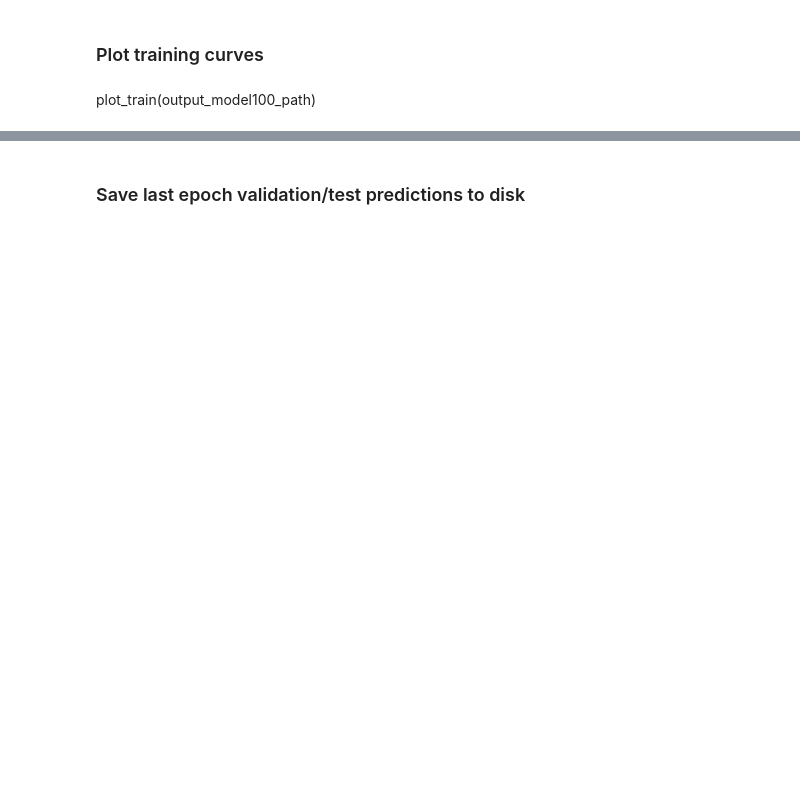
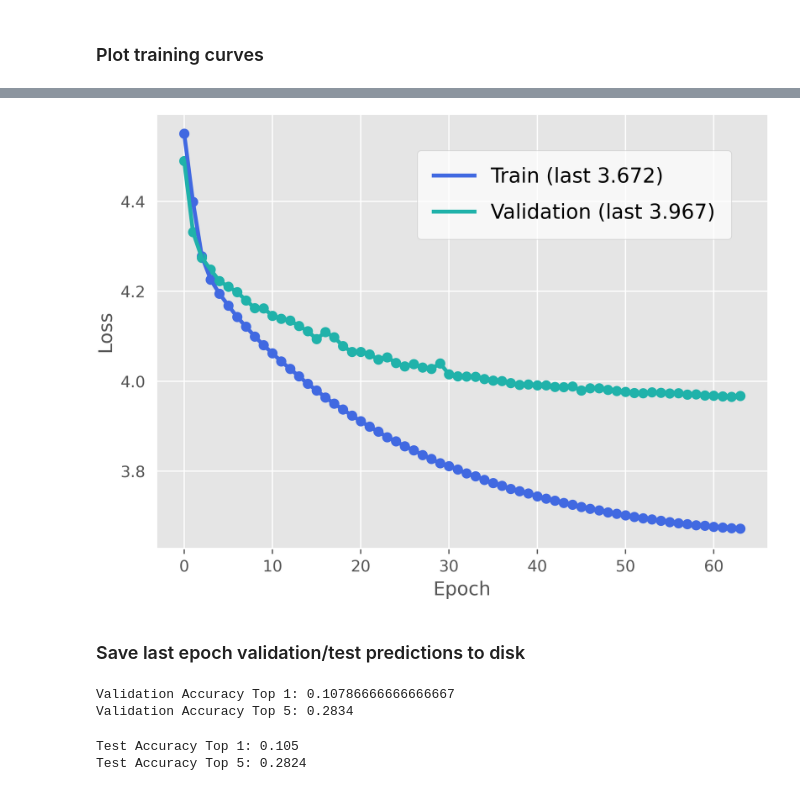
Before and after one commit to HMC-MIR/BSCRC, a Jupyter notebook: continuous_models/cnn.ipynb, the cells around one changed output, grey strips where cells are left out. Cells and saved outputs as stored; diff of their text form; code cells hidden in the pictures; blank space fills up the shorter version.

```diff
--- a/continuous_models/cnn.ipynb
+++ b/continuous_models/cnn.ipynb
@@ -25,8 +25,8 @@ mpl.rcParams['savefig.pad_inches'] = 0
 output_model9_path = Path("./cnn9/")
 output_model9_path.mkdir(exist_ok=True)
 batch_size = 64
-epochs = 48
-learning_rate = 5e-3
+epochs = 64
+learning_rate = 5e-4
 seed = 42
 torch.manual_seed(seed)
 np.random.seed(seed)
@@ -125,11 +143,8 @@ def plot_train(path):
     val_acc1 = [metric['val_acc1'] for metric in log]
     val_acc5 = [metric['val_acc5'] for metric in log]
 
-    best_index = val_loss.index(min(val_loss))
-    best_acc_index = val_acc1.index(max(val_acc1))
-
-    plt.plot(epochs, train_loss, color="royalblue", label=f'Train (low {train_loss[best_index]:.3f})', linewidth=2.5)
-    plt.plot(epochs, val_loss, color="lightseagreen", label=f'Validation (low {val_loss[best_index]:.3f})', linewidth=2.5)
+    plt.plot(epochs, train_loss, color="royalblue", label=f'Train (last {train_loss[-1]:.3f})', linewidth=2.5)
+    plt.plot(epochs, val_loss, color="lightseagreen", label=f'Validation (last {val_loss[-1]:.3f})', linewidth=2.5)
     plt.scatter(epochs, train_loss, color="royalblue")
     plt.scatter(epochs, val_loss, color="lightseagreen")
     plt.xlabel('Epoch')
@@ -137,11 +152,10 @@ def plot_train(path):
     plt.tick_params(left=False, right=False)
     plt.legend(fontsize=13, fancybox=True, borderpad=0.8, labelspacing=0.8, borderaxespad=1.8, framealpha=0.7, facecolor='white')
 
-    print(f"Lowest Validation Loss: {val_loss[best_index]:.5f}")
-    print(f"Corresponding Train Loss: {train_loss[best_index]:.5f}")
-
-    print(f"Best Validation Acc@1: {val_acc1[best_acc_index]:.5f}")
-    print(f"Corresponding Validation Acc@5: {val_acc5[best_acc_index]:.5f}")
+    print(f"Validation Loss: {val_loss[-1]:.5f}")
+    print(f"Train Loss: {train_loss[-1]:.5f}")
+    print(f"Validation Acc@1: {val_acc1[-1]:.5f}")
+    print(f"Validation Acc@5: {val_acc5[-1]:.5f}")
     plt.show()
 # %%
 plot_train(output_model9_path)
@@ -295,4 +340,5 @@ with open(output_model100_path/"log_history.json", "w") as f:
 # %% [markdown]
 ### Plot training curves
-# %% [markdown]
-plot_train(output_model100_path)
+# %%
+plot_train(output_model100_path)
+# %% [output]
@@ -299,11 +349,12 @@ plot_train(output_model100_path)
+[figure, added]
 # %% [markdown]
 ### Save last epoch validation/test predictions to disk
 # %%
 model100 = CNN100()
-model100.load_state_dict(torch.load(output_model100_path/"epoch_47.pth"))
 if torch.cuda.device_count() > 1:
     model100 = nn.DataParallel(model100)
 model100.to(device)
+model100.load_state_dict(torch.load(output_model100_path/"epoch_31.pth"))
 
 model100.eval()
 
@@ -321,10 +372,10 @@ with torch.no_grad():
         val_correct1 += torch.sum(top1 == labels[:, None], dim=1).sum().item()
         val_correct5 += torch.sum(top5 == labels[:, None], dim=1).sum().item()
 
-        val_preds.append(outputs.logits.cpu().numpy())
+        val_preds.append(outputs.cpu().numpy())
 
-val_acc1 = correct1 / total
-val_acc5 = correct5 / total
+val_acc1 = val_correct1 / val_total
+val_acc5 = val_correct5 / val_total
 
 print(f"Validation Accuracy Top 1: {val_acc1}")
 print(f"Validation Accuracy Top 5: {val_acc5}")
@@ -332,6 +383,9 @@ print(f"Validation Accuracy Top 5: {val_acc5}")
 val_preds = np.concatenate(val_preds, axis=0)
 with open(f"{output_model100_path}/val_preds.npy", "wb") as f:
     np.save(f, val_preds)
+# %% [output]
+Validation Accuracy Top 1: 0.10786666666666667
+Validation Accuracy Top 5: 0.2834
 # %%
 # test evaluation loop
 test_preds, test_correct1, test_correct5, test_total = [], 0, 0, 0
@@ -347,10 +401,10 @@ with torch.no_grad():
         test_correct1 += torch.sum(top1 == labels[:, None], dim=1).sum().item()
         test_correct5 += torch.sum(top5 == labels[:, None], dim=1).sum().item()
 
-        test_preds.append(outputs.logits.cpu().numpy())
+        test_preds.append(outputs.cpu().numpy())
 
-test_acc1 = correct1 / total
-test_acc5 = correct5 / total
+test_acc1 = test_correct1 / test_total
+test_acc5 = test_correct5 / test_total
 
 print(f"Test Accuracy Top 1: {test_acc1}")
 print(f"Test Accuracy Top 5: {test_acc5}")
@@ -358,3 +412,6 @@ print(f"Test Accuracy Top 5: {test_acc5}")
 test_preds = np.concatenate(test_preds, axis=0)
 with open(f"{output_model100_path}/test_preds.npy", "wb") as f:
     np.save(f, test_preds)
+# %% [output]
+Test Accuracy Top 1: 0.105
+Test Accuracy Top 5: 0.2824
```
Also changed, not shown: parts of 8 cells of this notebook.
